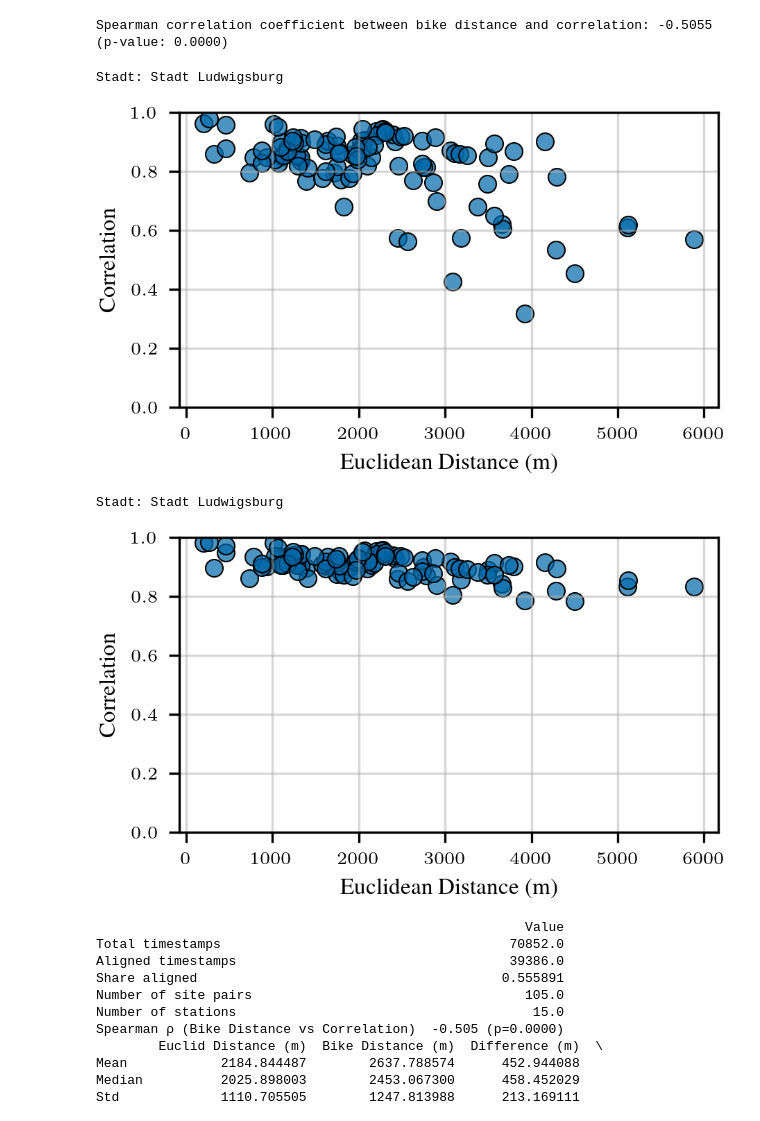
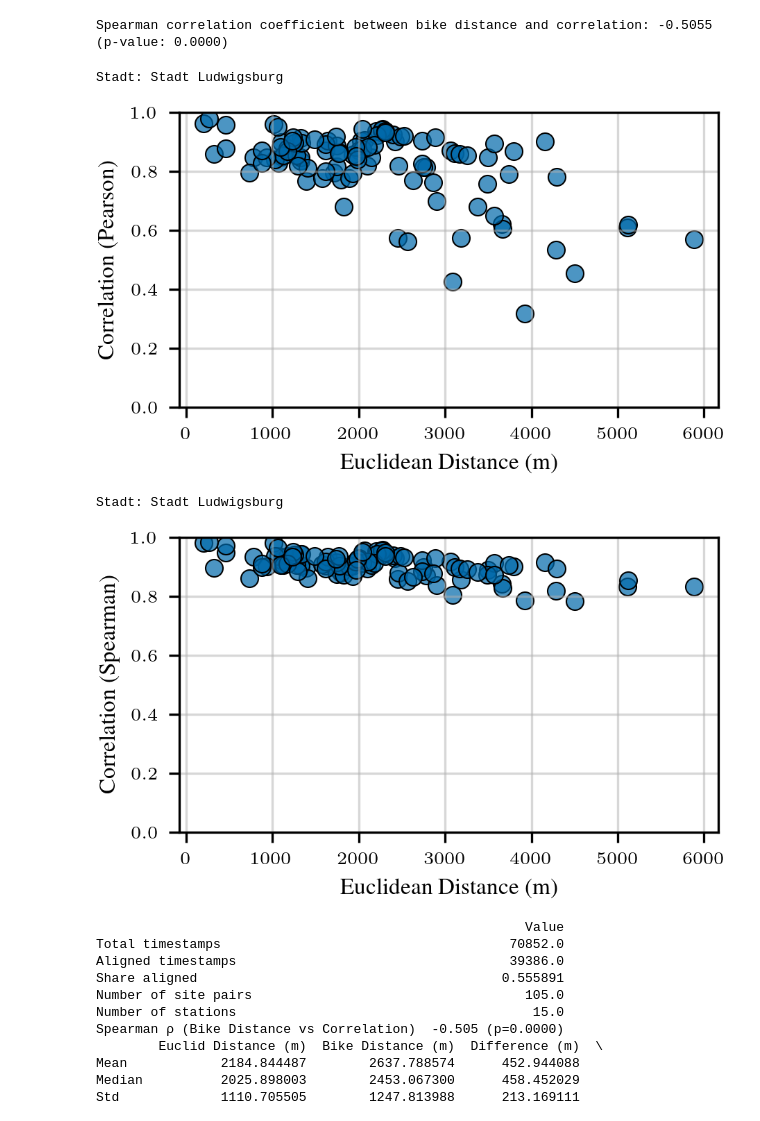
Before and after one commit to cleesee/fahrradzaehler, a Jupyter notebook: notebooks/distcorr_updated.ipynb, the cells around one changed output. Cells and saved outputs as stored; diff of their text form; code cells hidden in the pictures.

```diff
--- a/notebooks/distcorr_updated.ipynb
+++ b/notebooks/distcorr_updated.ipynb
@@ -552,7 +552,7 @@ for i in range(len(sites1)):
         distance_values.append(distance)
         correlations.append(correlation)
 
-filename = f"bike_distance_vs_correlation_{title_domain.replace(' ', '_').lower()}.pdf"
+filename = f"bike_distance_vs_correlation_PEARSON_{title_domain.replace(' ', '_').lower()}.pdf"
 filepath = distcorr_plot_dir / filename
 
 with plt.rc_context(get_style(rel_width =1, font_adjustment=0, display_dpi=300)):
@@ -560,7 +560,7 @@ with plt.rc_context(get_style(rel_width =1, font_adjustment=0, display_dpi=300))
     print("Stadt:",title_domain)
     ax.scatter(distance_values, correlations, edgecolors='black', linewidths=0.5)
     ax.set_xlabel("Distance (m)")
-    ax.set_ylabel("Correlation")
+    ax.set_ylabel("Correlation (Pearson)")
     ax.set_ylim(0, 1)
     plt.tight_layout()
     plt.grid(True, alpha=0.5)
@@ -582,7 +582,7 @@ for i in range(len(sites1)):
         distance_values.append(distance)
         correlations.append(correlation)
 
-filename = f"bike_distance_vs_correlation_{title_domain.replace(' ', '_').lower()}.pdf"
+filename = f"bike_distance_vs_correlation_SPEARMAN_{title_domain.replace(' ', '_').lower()}.pdf"
 filepath = distcorr_plot_dir / filename
 
 with plt.rc_context(get_style(rel_width =1, font_adjustment=0, display_dpi=300)):
@@ -590,7 +590,7 @@ with plt.rc_context(get_style(rel_width =1, font_adjustment=0, display_dpi=300))
     print("Stadt:",title_domain)
     ax.scatter(distance_values, correlations, edgecolors='black', linewidths=0.5)
     ax.set_xlabel("Distance (m)")
-    ax.set_ylabel("Correlation")
+    ax.set_ylabel("Correlation (Spearman)")
     ax.set_ylim(0, 1)
     plt.tight_layout()
     plt.grid(True, alpha=0.5)
@@ -620,7 +620,7 @@ for i in range(len(sites1)):
         correlations.append(correlation)
 
 
-filename = f"euclidean_distance_vs_correlation_{title_domain.replace(' ', '_').lower()}.pdf"
+filename = f"euclidean_distance_vs_correlation_PEARSON_{title_domain.replace(' ', '_').lower()}.pdf"
 filepath = distcorr_plot_dir / filename
 
 with plt.rc_context(get_style(rel_width =1, font_adjustment=0, display_dpi=300)):
@@ -628,7 +628,7 @@ with plt.rc_context(get_style(rel_width =1, font_adjustment=0, display_dpi=300))
     print("Stadt:",title_domain)
     ax.scatter(distance_values, correlations, edgecolors='black', linewidths=0.5)
     ax.set_xlabel("Euclidean Distance (m)")
-    ax.set_ylabel("Correlation")
+    ax.set_ylabel("Correlation (Pearson)")
     ax.set_ylim(0, 1)
     plt.tight_layout()
     plt.grid(True, alpha=0.5)
@@ -636,38 +636,38 @@ with plt.rc_context(get_style(rel_width =1, font_adjustment=0, display_dpi=300))
     plt.show()
 # %% [output]
 Stadt: Stadt Ludwigsburg
-[figure, old version]
+[figure, new version]
 # %%
 # 4.2.2 euclidean distance vs correlation plot Spearman
 correlations = []
 distance_values = []
 for i in range(len(sites1)):
     for j in range(i + 1, len(sites1)):
         site1 = sites1[i]
         site2 = sites1[j]
         distance = dist_matrix_euclid.loc[site1, site2]
         correlation = corr_matrix1_spearman.loc[site1, site2]
         distance_values.append(distance)
         correlations.append(correlation)
 
 
-filename = f"euclidean_distance_vs_correlation_{title_domain.replace(' ', '_').lower()}.pdf"
+filename = f"euclidean_distance_vs_correlation_SPEARMAN_{title_domain.replace(' ', '_').lower()}.pdf"
 filepath = distcorr_plot_dir / filename
 
 with plt.rc_context(get_style(rel_width =1, font_adjustment=0, display_dpi=300)):
     fig, ax = plt.subplots()
     print("Stadt:",title_domain)
     ax.scatter(distance_values, correlations, edgecolors='black', linewidths=0.5)
     ax.set_xlabel("Euclidean Distance (m)")
-    ax.set_ylabel("Correlation")
+    ax.set_ylabel("Correlation (Spearman)")
     ax.set_ylim(0, 1)
     plt.tight_layout()
     plt.grid(True, alpha=0.5)
     plt.savefig(filepath, dpi=300, bbox_inches="tight")
     plt.show()
 # %% [output]
 Stadt: Stadt Ludwigsburg
-[figure, old version]
+[figure, new version]
 # %%
 from tabulate import tabulate
 
```
Also changed, not shown: parts of 3 cells of this notebook.
